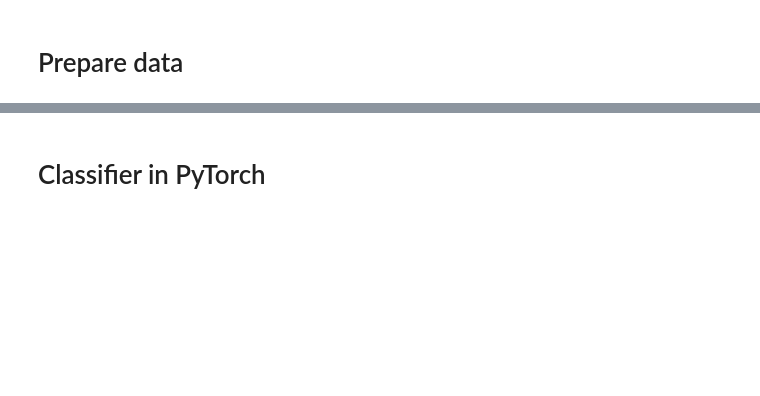
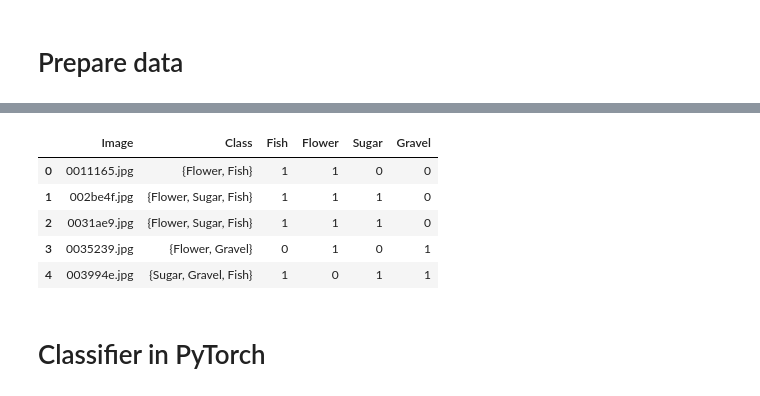
Before and after one commit to vaibkumr/Image_Segmentation, a Jupyter notebook: notebooks/Make classifier.ipynb, the cells around one changed output, grey strips where cells are left out. Saved outputs shown, nothing was run; the diff lists cells and outputs as text; code cells hidden in the pictures; blank space fills up the shorter version.

```diff
--- a/notebooks/Make classifier.ipynb
+++ b/notebooks/Make classifier.ipynb
@@ -9,3 +15,0 @@ train_df.head()
-# %%
-train_df['img_id'] = train_df.Image_Label.apply(lambda x: x.split('_')[0])
-train_df['label'] = train_df.Image_Label.apply(lambda x: x.split('_')[-1])
@@ -33,12 +15,0 @@ X.to_csv('../input/train_classes_fastai.csv', index=False)
-# %%
-from tqdm import tqdm
-X = {}
-for img in tqdm(train_df.img_id.unique()):
-    y = np.zeros(4)
-    x = {}
-    for i, label in enumerate(labels):
-        if img in classes[label]:
-            x[label] = 1.
-        else:
-            x[label] = 0.
-        X[img] = x
@@ -48,0 +16,16 @@ X.to_csv('../input/train_classes.csv')
+# %%
+train_df = train_df[~train_df['EncodedPixels'].isnull()]
+train_df['Image'] = train_df['Image_Label'].map(lambda x: x.split('_')[0])
+train_df['Class'] = train_df['Image_Label'].map(lambda x: x.split('_')[1])
+classes = train_df['Class'].unique()
+train_df = train_df.groupby('Image')['Class'].agg(set).reset_index()
+for class_name in classes:
+    train_df[class_name] = train_df['Class'].map(lambda x: 1 if class_name in x else 0)
+train_df.head()
+# %% [output]
+|  | Image | Class | Fish | Flower | Sugar | Gravel |
+| 0 | 0011165.jpg | {Flower, Fish} | 1 | 1 | 0 | 0 |
+| 1 | 002be4f.jpg | {Flower, Sugar, Fish} | 1 | 1 | 1 | 0 |
+| 2 | 0031ae9.jpg | {Flower, Sugar, Fish} | 1 | 1 | 1 | 0 |
+| 3 | 0035239.jpg | {Flower, Gravel} | 0 | 1 | 0 | 1 |
+| 4 | 003994e.jpg | {Sugar, Gravel, Fish} | 1 | 0 | 1 | 1 |
```
Also changed, not shown: parts of 40 cells of this notebook, 30 other files.
